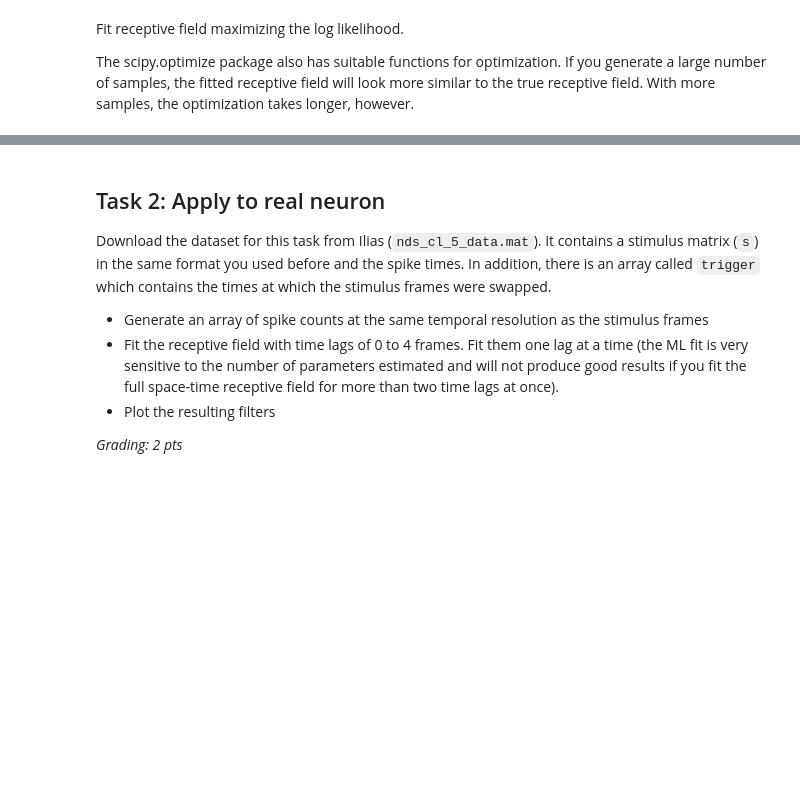
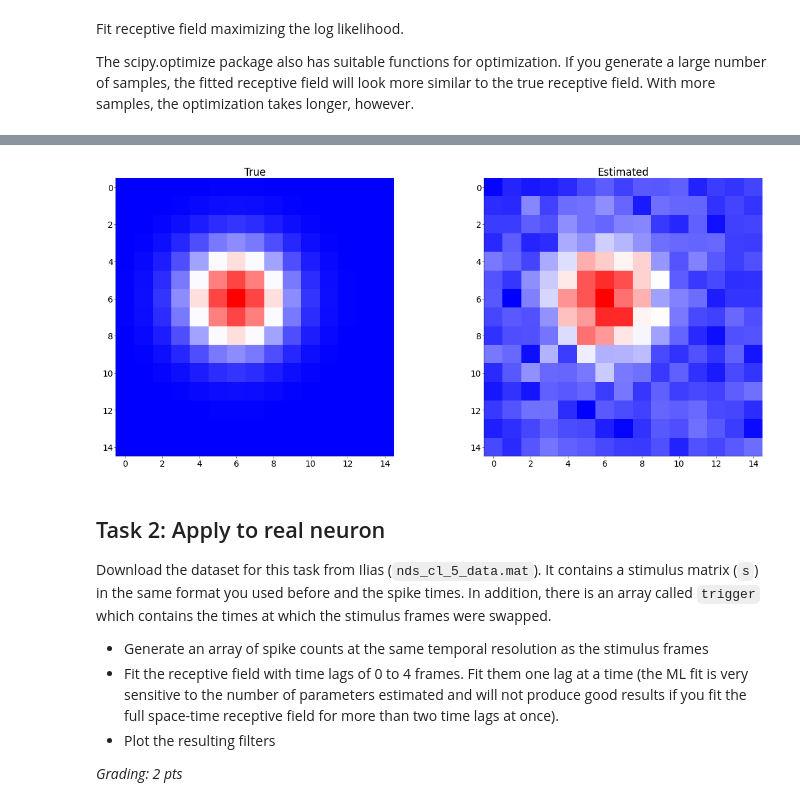
Before and after one commit to stedavkle/uni-tue-nds, a Jupyter notebook: CL5/notebooks/CodingLab5.ipynb, the cells around one changed output, grey strips where cells are left out. Saved outputs shown, nothing was run; the diff lists cells and outputs as text; code cells hidden in the pictures; blank space fills up the shorter version.

```diff
--- a/CL5/notebooks/CodingLab5.ipynb
+++ b/CL5/notebooks/CodingLab5.ipynb
@@ -374,3 +348,14 @@ The scipy.optimize package also has suitable functions for optimization. If you
 #
 # Tips: use scipy.optimize.minimize(). (1 pt)
 # ------------------------------------------
+
+result = opt.minimize(
+    negloglike_lnp,
+    w,
+    args=(c, s),
+    jac=deriv_negloglike_lnp,
+    method="L-BFGS-B",  # Quasi-Newton Optimizer (memory efficient)
+    options={"disp": True},  # print convergence messages
+)
+
+print("success: ", result.success)
@@ -377,15 +381,27 @@ The scipy.optimize package also has suitable functions for optimization. If you
 # %%
 # insert your code here
 
 # ------------------------------------
 # Plot the ground truth and estimated
 # `w` side by side. (0.5 pts)
 # ------------------------------------
 
 mosaic = [["True", "Estimated"]]
 fig, ax = plt.subplot_mosaic(mosaic=mosaic, figsize=(12, 5))
 
-# make sure to add a colorbar. 'bwr' is a reasonable choice for the cmap.
+# make sure to add a colorbar. 'bwr' is a reasonable choice for the cmap. # TODO
+
+ax["True"].imshow(w.reshape(D, D), cmap="bwr")
+ax["True"].set_title("True")
+
+ax["Estimated"].imshow(result.x.reshape(D, D), cmap="bwr")
+ax["Estimated"].set_title("Estimated")
+
+# TODO make plots prettier
+
+plt.show()
+# %% [output]
+[figure, added]
 # %% [markdown]
 ## Task 2: Apply to real neuron
 
```
Also changed, not shown: parts of 10 cells of this notebook.
